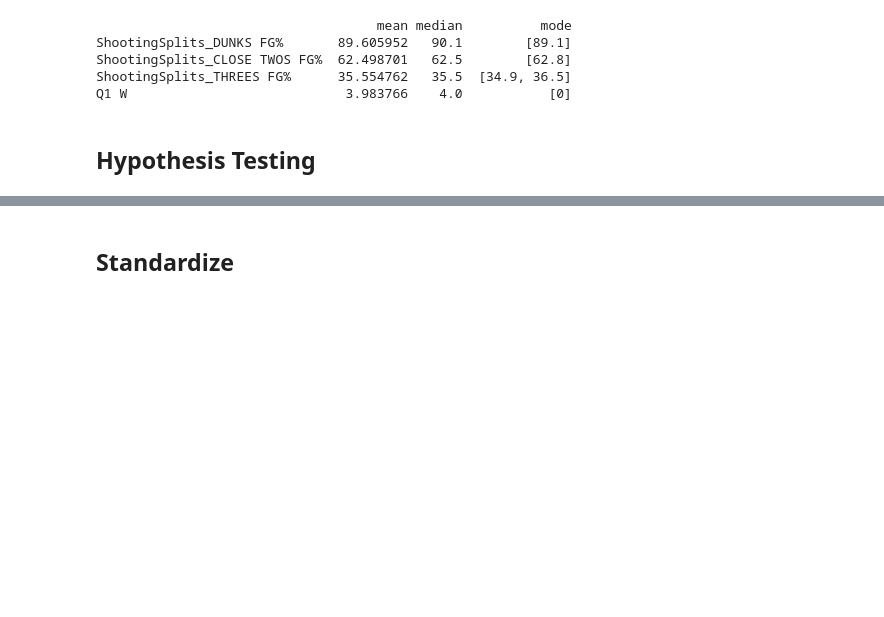
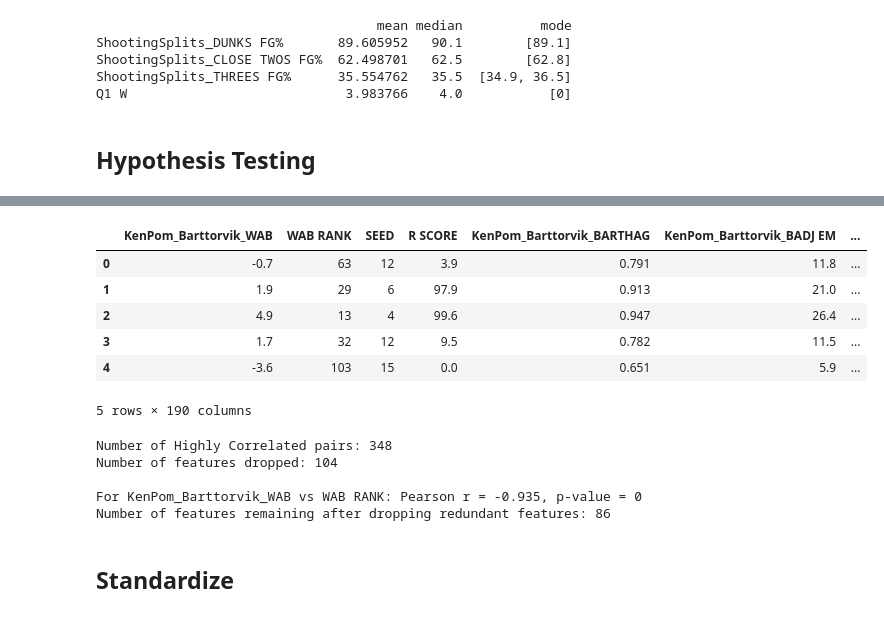
Before and after one commit to jackdorner/CSC2621FinalProject, a Jupyter notebook: FinalProject_cleaned.ipynb, the cells around one changed output, grey strips where cells are left out. Drawn from its saved outputs; the diff is of its cells as text; code cells hidden in the pictures; blank space fills up the shorter version.

```diff
--- a/FinalProject_cleaned.ipynb
+++ b/FinalProject_cleaned.ipynb
@@ -262,3 +374,56 @@ pearsons_results
+# %%
+significant_features = KW_significant_results['variable_name'].tolist()
+significant_features_df = df_all[significant_features]
+significant_features_df.head()
+# %% [output]
+|  | KenPom_Barttorvik_WAB | WAB RANK | SEED | R SCORE | KenPom_Barttorvik_BARTHAG | KenPom_Barttorvik_BADJ EM | ... |
+| 0 | -0.7 | 63 | 12 | 3.9 | 0.791 | 11.8 | ... |
+| 1 | 1.9 | 29 | 6 | 97.9 | 0.913 | 21.0 | ... |
+| 2 | 4.9 | 13 | 4 | 99.6 | 0.947 | 26.4 | ... |
+| 3 | 1.7 | 32 | 12 | 9.5 | 0.782 | 11.5 | ... |
+| 4 | -3.6 | 103 | 15 | 0.0 | 0.651 | 5.9 | ... |
+5 rows × 190 columns
+# %%
+# 1) Compute the full correlation matrix in pandas
+corr_matrix = significant_features_df.corr(method='pearson')
+
+threshold = 0.9
+high_corr_pairs = []
+cols = corr_matrix.columns
+for i in range(len(cols)):
+    for j in range(i+1, len(cols)):
+        r = corr_matrix.iloc[i, j]
+        if abs(r) >= threshold:
+            high_corr_pairs.append((cols[i], cols[j], r))
+
+print('Number of Highly Correlated pairs:', len(high_corr_pairs))
+
+to_drop = set()
+
+# print("Highly correlated feature pairs (|r| ≥ 0.9):")
+for f1, f2, r in high_corr_pairs:
+    to_drop.add(f2)
+    # print(f"  {f1} ↔ {f2}: r = {r:.3f}")
+
+# 3) If you want the exact p‑value for a given pair you can use scipy.stats.pearsonr
+#    (e.g. for the first high‑corr pair)
+
+reduced_df = significant_features_df.drop(columns = to_drop)
+
+print('Number of features dropped:', len(to_drop))
+
+if high_corr_pairs:
+    f1, f2, r = high_corr_pairs[0]
+    r_val, p_val = pearsonr(significant_features_df[f1], significant_features_df[f2])
+    print(f"\nFor {f1} vs {f2}: Pearson r = {r_val:.3f}, p‑value = {p_val:.3g}")
+
+print('Number of features remaining after dropping redundant features:', len(reduced_df.columns))
+# %% [output]
+Number of Highly Correlated pairs: 348
+Number of features dropped: 104
+
+For KenPom_Barttorvik_WAB vs WAB RANK: Pearson r = -0.935, p‑value = 0
+Number of features remaining after dropping redundant features: 86
 # %%
 # Add visualization here
 # %% [markdown]
```
Also changed, not shown: parts of 14 cells of this notebook, 2 other files.
